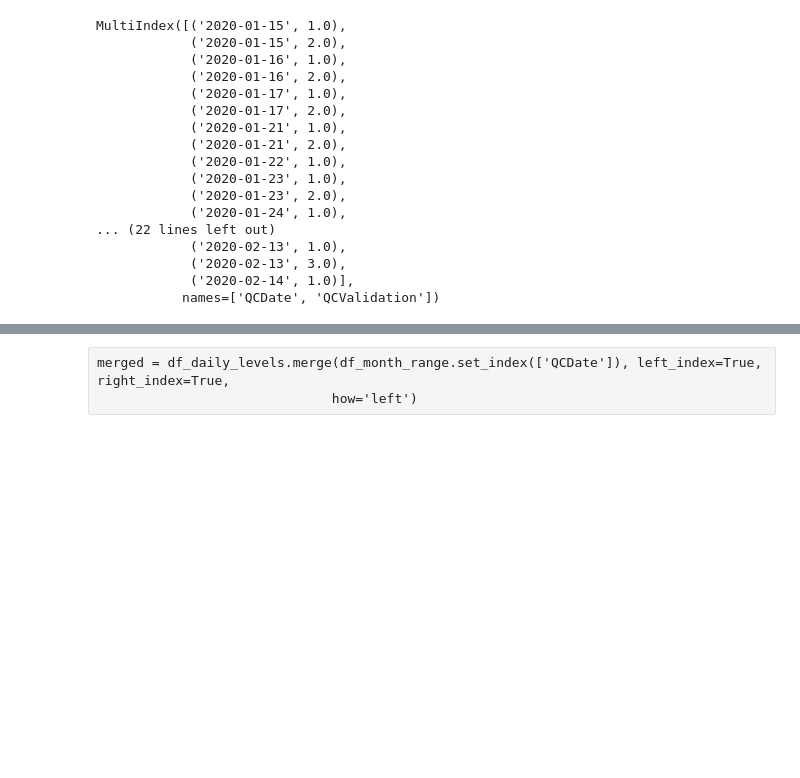
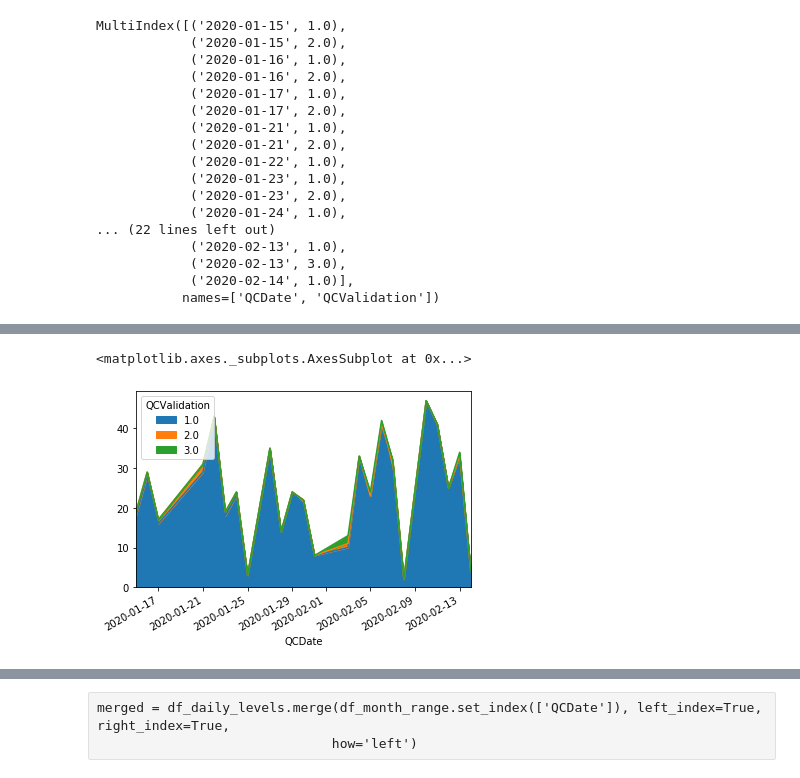
Before and after one commit to sownthunder/Data-Developer-Droolkit, a Jupyter notebook: AGILENT/METRICS/QCMetrics_FINALE.ipynb, the cells around one changed output, grey strips where cells are left out. Cells and saved outputs as stored; diff of their text form; code cells hidden in the pictures; blank space fills up the shorter version.

```diff
--- a/AGILENT/METRICS/QCMetrics_FINALE.ipynb
+++ b/AGILENT/METRICS/QCMetrics_FINALE.ipynb
@@ -632,0 +792,5 @@ MultiIndex([('2020-01-15', 1.0),
+# %%
+df_daily_unstacked_1.plot(kind='area')
+# %% [output]
+<matplotlib.axes._subplots.AxesSubplot at 0x...>
+[figure, added]
```
Also changed, not shown: parts of 76 cells of this notebook, 18 other files.
